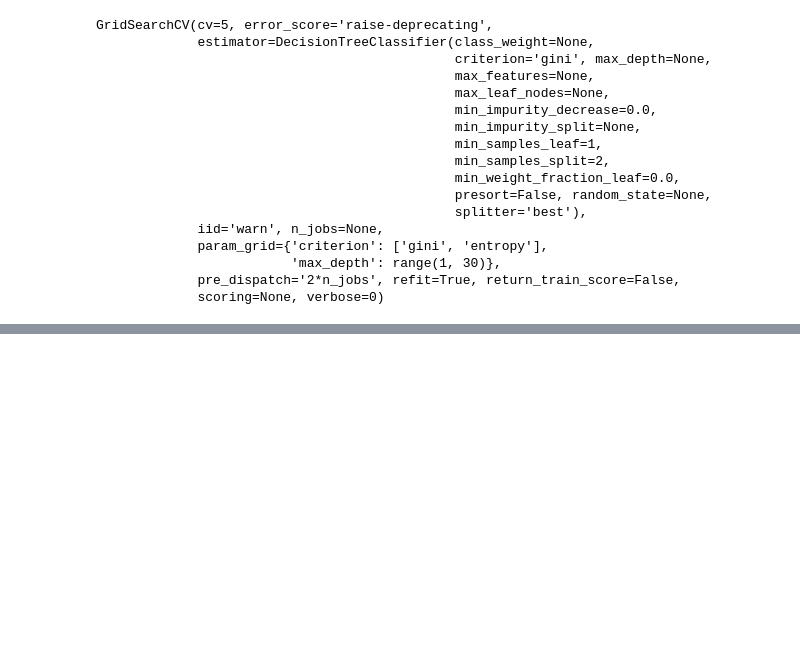
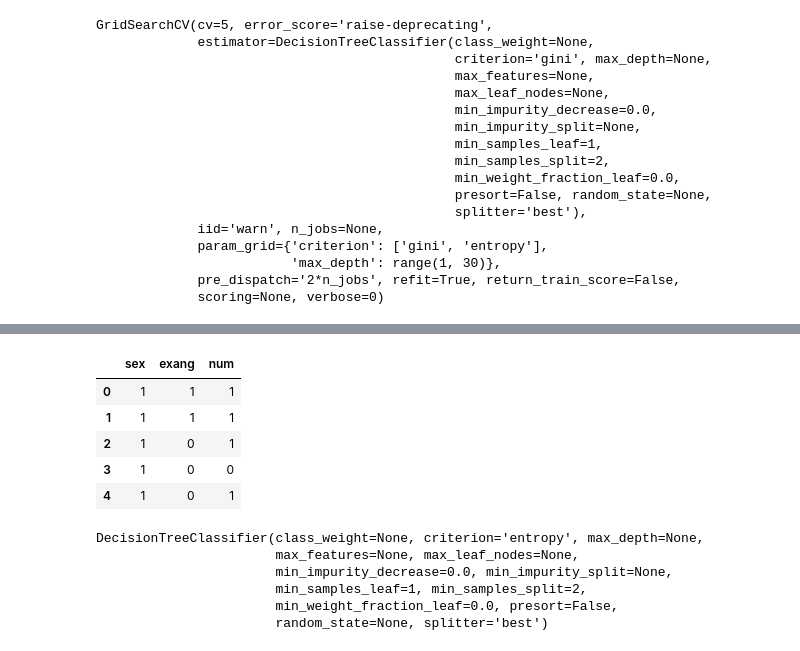
Before and after one commit to SeriousPetrovich/Super_Courses, a Jupyter notebook: Введение в Data Science и машинное обучение/2_Решающие_деревья.ipynb, the cells around one changed output, grey strips where cells are left out. Drawn from its saved outputs; the diff is of its cells as text; code cells hidden in the pictures; blank space fills up the shorter version.

```diff
--- a/Введение в Data Science и машинное обучение/2_Решающие_деревья.ipynb
+++ b/Введение в Data Science и машинное обучение/2_Решающие_деревья.ipynb
@@ -501,0 +590,13 @@ grid_search_cv_clf.best_params_
+# %%
+df = pd.read_csv('https://stepik.org/media/attachments/course/4852/train_data_tree.csv')
+X_train = df.drop('num', axis=1)
+y_train = df.num
+# %%
+df.head()
+# %% [output]
+|  | sex | exang | num |
+| 0 | 1 | 1 | 1 |
+| 1 | 1 | 1 | 1 |
+| 2 | 1 | 0 | 1 |
+| 3 | 1 | 0 | 0 |
+| 4 | 1 | 0 | 1 |
@@ -501,0 +605,9 @@ grid_search_cv_clf.best_params_
+# %%
+clf.fit(X_train, y_train)
+# %% [output]
+DecisionTreeClassifier(class_weight=None, criterion='entropy', max_depth=None,
+                       max_features=None, max_leaf_nodes=None,
+                       min_impurity_decrease=0.0, min_impurity_split=None,
+                       min_samples_leaf=1, min_samples_split=2,
+                       min_weight_fraction_leaf=0.0, presort=False,
+                       random_state=None, splitter='best')
```
Also changed, not shown: parts of 48 cells of this notebook, 6 other files.
